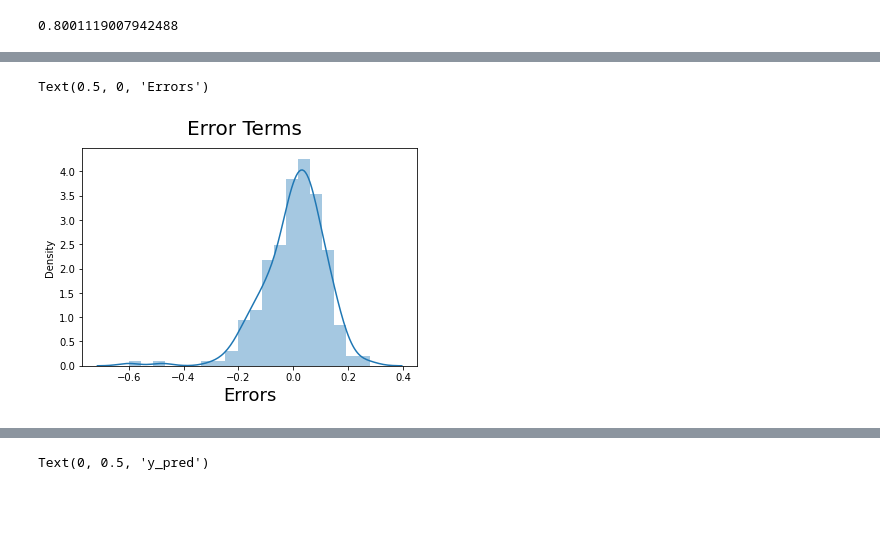
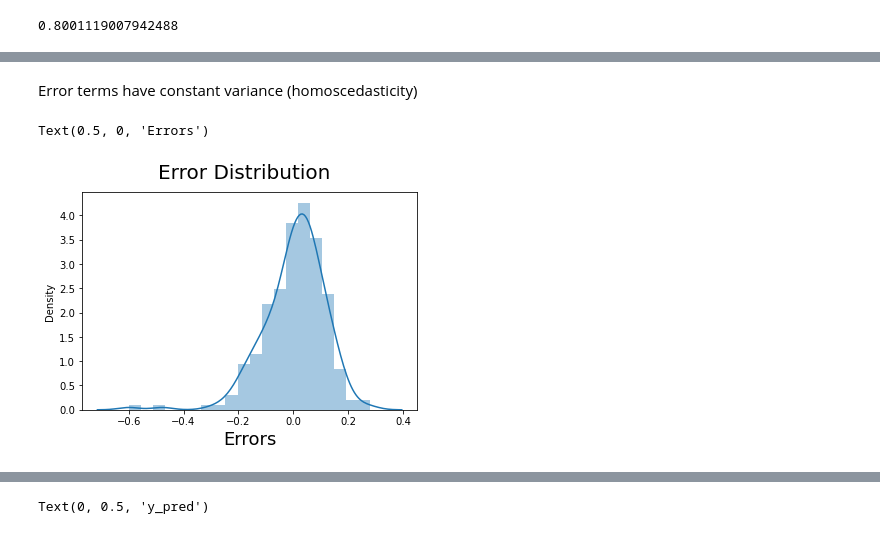
Before and after one commit to yalagamsrinivas/Linear-Regression-Case-Study-Bike-Sharing, a Jupyter notebook: Linear-Regression-Case-Study-Bike-Sharing.ipynb, the cells around one changed output, grey strips where cells are left out. Drawn from its saved outputs; the diff is of its cells as text; code cells hidden in the pictures; blank space fills up the shorter version.

```diff
--- a/Linear-Regression-Case-Study-Bike-Sharing.ipynb
+++ b/Linear-Regression-Case-Study-Bike-Sharing.ipynb
@@ -602 +630,3 @@ Text(0.5, 0, 'Errors')
+# %% [markdown]
+Error terms have constant variance (homoscedasticity)
 # %%
@@ -614,11 +646,11 @@ X_test_new = sm.add_constant(X_test_new)
 # Making predictions
 y_pred = lm.predict(X_test_new)
 # %%
-# Plot the histogram of the error terms
+# Plot the histogram of the error terms for test data
 fig = plt.figure()
 sns.distplot((y_test - y_pred), bins = 20)
-fig.suptitle('Error Terms', fontsize = 20)                  # Plot heading
-plt.xlabel('Errors', fontsize = 18)                         # X-label
+fig.suptitle('Error Distribution', fontsize = 20)
+plt.xlabel('Errors', fontsize = 18)
 # %% [output]
 Text(0.5, 0, 'Errors')
-[figure, old version]
+[figure, new version]
```
Also changed, not shown: parts of 30 cells of this notebook, 6 other files.
